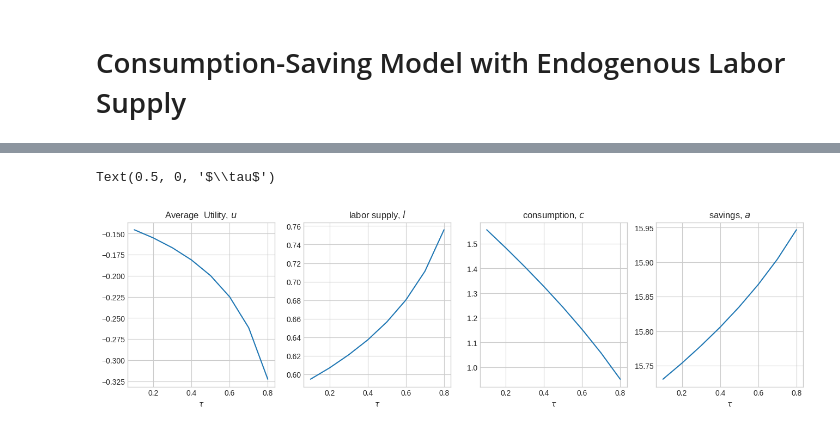
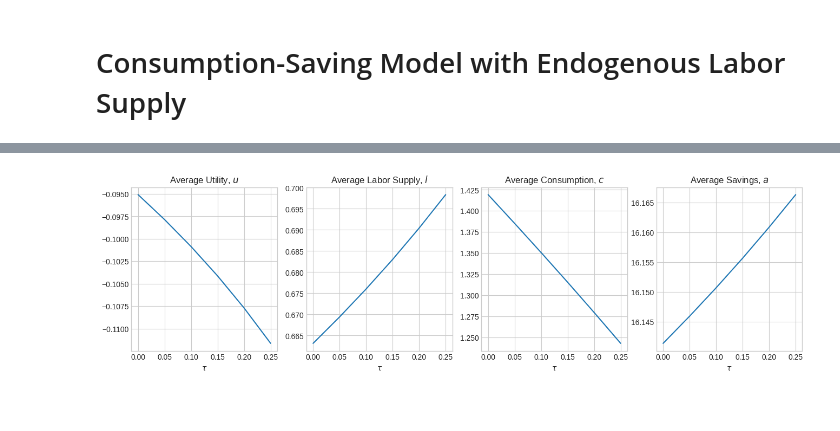
Before and after one commit to Bernseng/Dynamic-Programming-Project, a Jupyter notebook: consavlabor/ConSavModel.ipynb, the cells around one changed output, grey strips where cells are left out. Saved outputs shown, nothing was run; the diff lists cells and outputs as text; code cells hidden in the pictures; blank space fills up the shorter version.

```diff
--- a/consavlabor/ConSavModel.ipynb
+++ b/consavlabor/ConSavModel.ipynb
@@ -143,5 +150,5 @@ plt.plot()
 # %%
-tau_vec = [0.1,0.2,0.3,0.4,0.5,0.6,0.7,0.8]
+tau_vec = [0.0,0.05,0.1,0.15,0.2,0.25]
 U = np.zeros(len(tau_vec))
 L = np.zeros(len(tau_vec))
 C = np.zeros(len(tau_vec))
@@ -149,7 +156,7 @@ A = np.zeros(len(tau_vec))
 
 for i, tau in enumerate(tau_vec):
     model_tau = ConSavModelClass(name='range',par={'tau':tau})
-    model_tau.solve(do_print=False,algo='egm')
+    model_tau.solve(do_print=True,algo='egm')
     L[i] = np.mean(model_tau.sol.l)
     U[i] = np.mean(model_tau.sol.u)
     C[i] = np.mean(model_tau.sol.c)
@@ -157,28 +182,29 @@ for i, tau in enumerate(tau_vec):
 # %%
 fig = plt.figure(figsize=(16,4),dpi=100)
 
 ax = fig.add_subplot(1,4,1)
-ax.set_title('Average  Utility, $u$')
+ax.set_title('Average Utility, $u$')
 ax.plot(tau_vec,U,'-')
 ax.set_xlabel('$\\tau$')
 
 ax = fig.add_subplot(1,4,2)
-ax.set_title('labor supply, $l$')
+ax.set_title('Average Labor Supply, $l$')
 ax.plot(tau_vec,L,'-')
 ax.set_xlabel('$\\tau$')
 
 ax = fig.add_subplot(1,4,3)
-ax.set_title('consumption, $c$')
+ax.set_title('Average Consumption, $c$')
 ax.plot(tau_vec,C,'-')
 ax.set_xlabel('$\\tau$')
 
 ax = fig.add_subplot(1,4,4)
-ax.set_title('savings, $a$')
+ax.set_title('Average Savings, $a$')
 ax.plot(tau_vec,A,'-')
 ax.set_xlabel('$\\tau$')
+
+plt.show()
 # %% [output]
-Text(0.5, 0, '$\\tau$')
-[figure, old version]
+[figure, new version]
 # %%
 # model.prepare_simulate()
 model.simulate(algo='mc', do_print=True)
```
Also changed, not shown: parts of 6 cells of this notebook, 3 other files.
